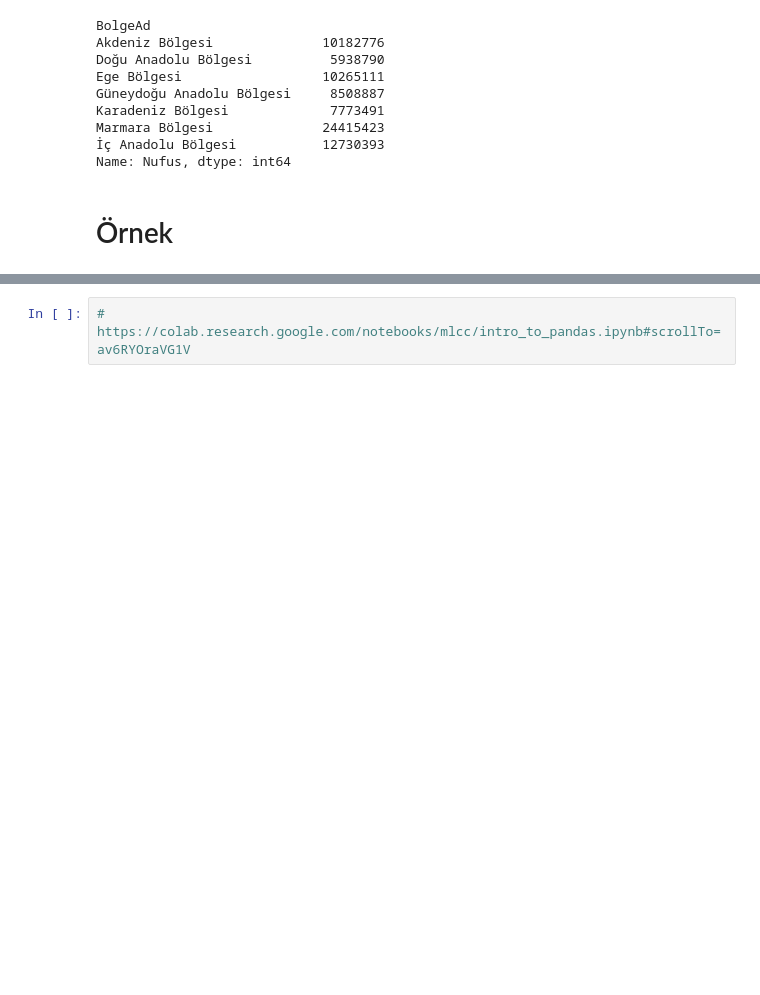
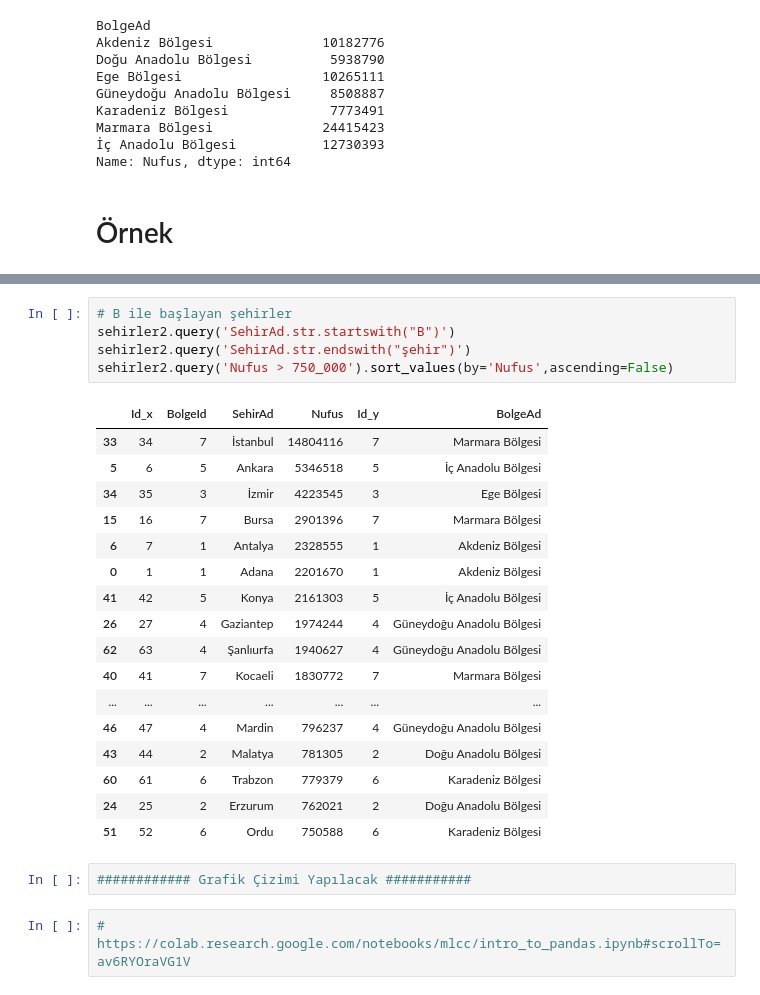
Before and after one commit to ertugrulsarsar/pythonEgitim, a Jupyter notebook: pandas_Library/pandas_Library.ipynb, the cells around one changed output, grey strips where cells are left out. Cells and saved outputs as stored; diff of their text form; blank space fills up the shorter version.

```diff
--- a/pandas_Library/pandas_Library.ipynb
+++ b/pandas_Library/pandas_Library.ipynb
@@ -453,3 +514,28 @@ Name: Nufus, dtype: int64
+# %%
+# B ile başlayan şehirler
+sehirler2.query('SehirAd.str.startswith("B")')
+sehirler2.query('SehirAd.str.endswith("şehir")')
+sehirler2.query('Nufus > 750_000').sort_values(by='Nufus',ascending=False)
+# %% [output]
+|  | Id_x | BolgeId | SehirAd | Nufus | Id_y | BolgeAd |
+| 33 | 34 | 7 | İstanbul | 14804116 | 7 | Marmara Bölgesi |
+| 5 | 6 | 5 | Ankara | 5346518 | 5 | İç Anadolu Bölgesi |
+| 34 | 35 | 3 | İzmir | 4223545 | 3 | Ege Bölgesi |
+| 15 | 16 | 7 | Bursa | 2901396 | 7 | Marmara Bölgesi |
+| 6 | 7 | 1 | Antalya | 2328555 | 1 | Akdeniz Bölgesi |
+| 0 | 1 | 1 | Adana | 2201670 | 1 | Akdeniz Bölgesi |
+| 41 | 42 | 5 | Konya | 2161303 | 5 | İç Anadolu Bölgesi |
+| 26 | 27 | 4 | Gaziantep | 1974244 | 4 | Güneydoğu Anadolu Bölgesi |
+| 62 | 63 | 4 | Şanlıurfa | 1940627 | 4 | Güneydoğu Anadolu Bölgesi |
+| 40 | 41 | 7 | Kocaeli | 1830772 | 7 | Marmara Bölgesi |
+| ... | ... | ... | ... | ... | ... | ... |
+| 46 | 47 | 4 | Mardin | 796237 | 4 | Güneydoğu Anadolu Bölgesi |
+| 43 | 44 | 2 | Malatya | 781305 | 2 | Doğu Anadolu Bölgesi |
+| 60 | 61 | 6 | Trabzon | 779379 | 6 | Karadeniz Bölgesi |
+| 24 | 25 | 2 | Erzurum | 762021 | 2 | Doğu Anadolu Bölgesi |
+| 51 | 52 | 6 | Ordu | 750588 | 6 | Karadeniz Bölgesi |
+# %%
+############ Grafik Çizimi Yapılacak ###########
 # %%
 # https://colab.research.google.com/notebooks/mlcc/intro_to_pandas.ipynb#scrollTo=av6RYOraVG1V
 # %%
```
Also changed, not shown: parts of 3 cells of this notebook, 6 other files.
